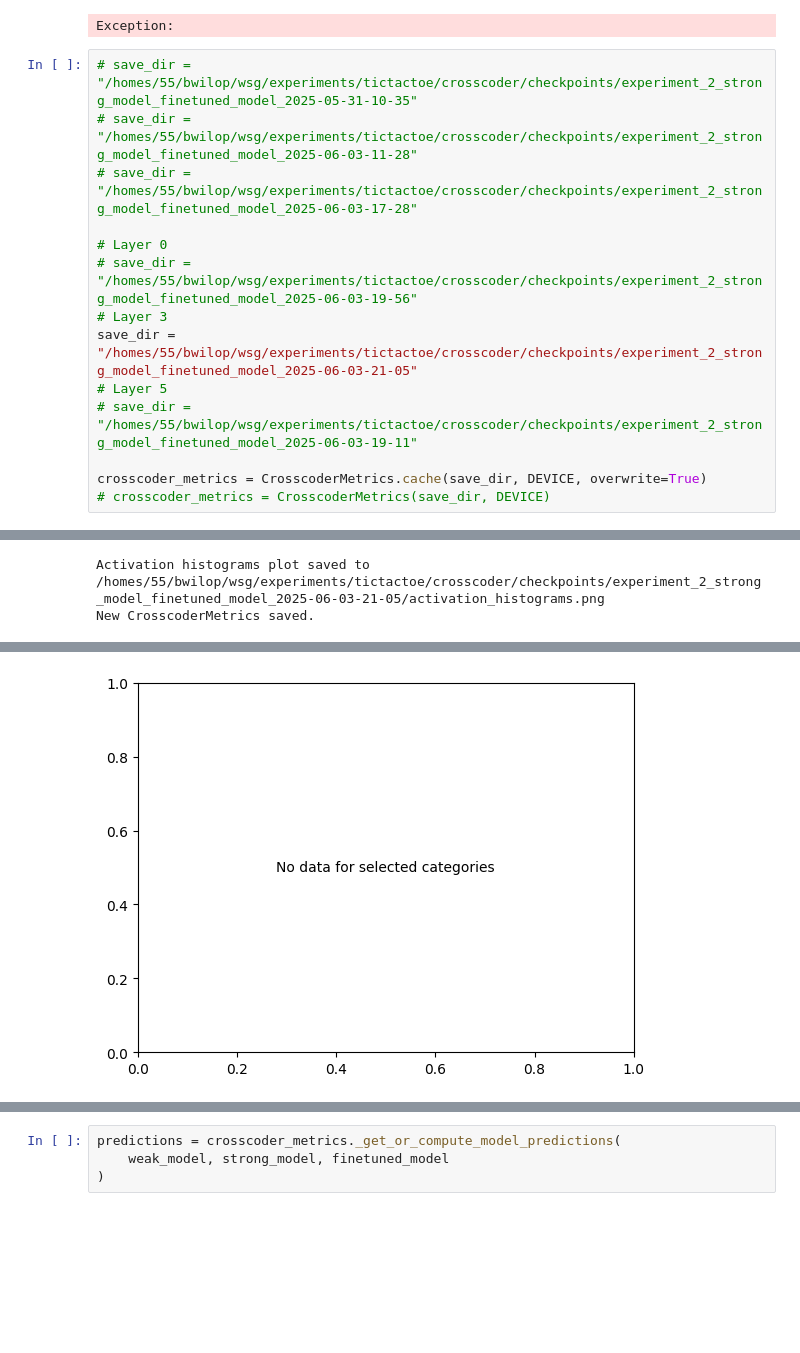
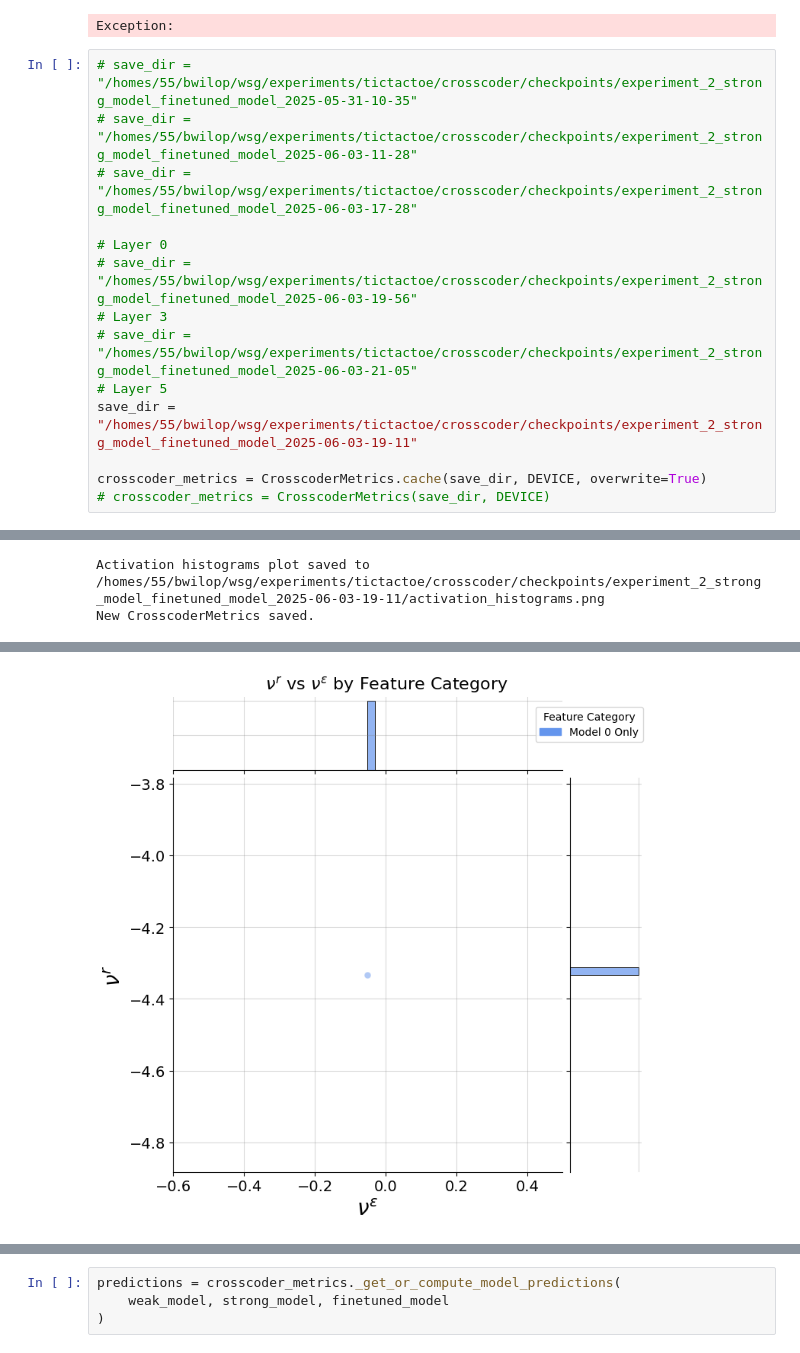
Before and after one commit to BenWilop/WSG_games, a Jupyter notebook: playground_crosscoder.ipynb, the cells around one changed output, grey strips where cells are left out. Saved outputs shown, nothing was run; the diff lists cells and outputs as text; blank space fills up the shorter version.

```diff
--- a/playground_crosscoder.ipynb
+++ b/playground_crosscoder.ipynb
@@ -258,9 +257,9 @@ Exception:
 # Layer 0
 # save_dir = "/homes/55/bwilop/wsg/experiments/tictactoe/crosscoder/checkpoints/experiment_2_strong_model_finetuned_model_2025-06-03-19-56"
 # Layer 3
-save_dir = "/homes/55/bwilop/wsg/experiments/tictactoe/crosscoder/checkpoints/experiment_2_strong_model_finetuned_model_2025-06-03-21-05"
+# save_dir = "/homes/55/bwilop/wsg/experiments/tictactoe/crosscoder/checkpoints/experiment_2_strong_model_finetuned_model_2025-06-03-21-05"
 # Layer 5
-# save_dir = "/homes/55/bwilop/wsg/experiments/tictactoe/crosscoder/checkpoints/experiment_2_strong_model_finetuned_model_2025-06-03-19-11"
+save_dir = "/homes/55/bwilop/wsg/experiments/tictactoe/crosscoder/checkpoints/experiment_2_strong_model_finetuned_model_2025-06-03-19-11"
 
 crosscoder_metrics = CrosscoderMetrics.cache(save_dir, DEVICE, overwrite=True)
 # crosscoder_metrics = CrosscoderMetrics(save_dir, DEVICE)
@@ -272,2 +271,2 @@ No data to plot for the selected categories in plot_nu.
-Activation histograms plot saved to /homes/55/bwilop/wsg/experiments/tictactoe/crosscoder/checkpoints/experiment_2_strong_model_finetuned_model_2025-06-03-21-05/activation_histograms.png
+Activation histograms plot saved to /homes/55/bwilop/wsg/experiments/tictactoe/crosscoder/checkpoints/experiment_2_strong_model_finetuned_model_2025-06-03-19-11/activation_histograms.png
 New CrosscoderMetrics saved.
@@ -276 +275 @@ New CrosscoderMetrics saved.
-[figure, old version]
+[figure, new version]
```
Also changed, not shown: parts of 4 cells of this notebook, 3 other files.
